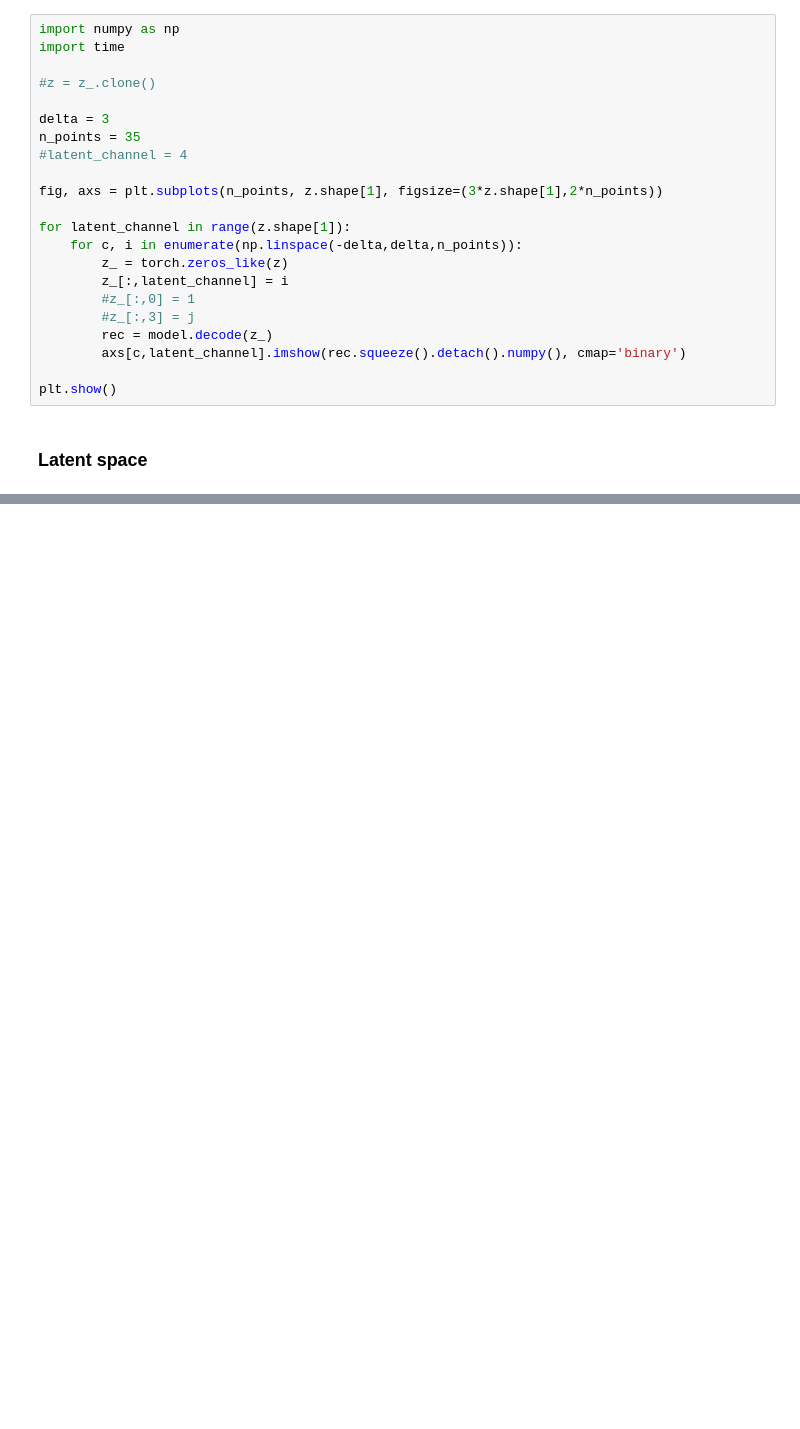
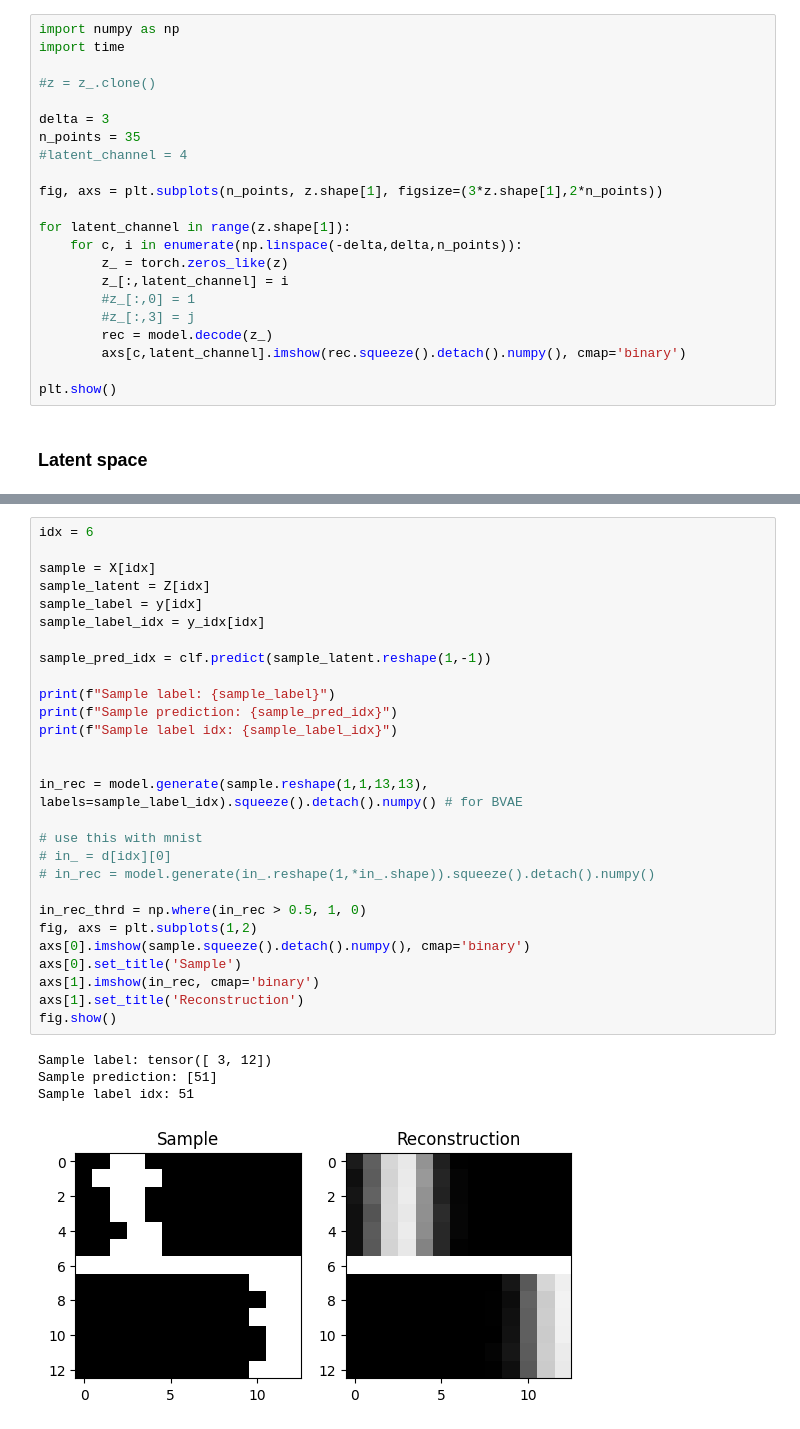
Before and after one commit to damat-le/geom_eff_codes, a Jupyter notebook: _helper.ipynb, the cells around one changed output, grey strips where cells are left out. Cells and saved outputs as stored; diff of their text form; blank space fills up the shorter version.

```diff
--- a/_helper.ipynb
+++ b/_helper.ipynb
@@ -314,0 +340,33 @@ for pairidx, pair in enumerate(list(combinations(range(5), 2))):
+# %%
+idx = 6
+
+sample = X[idx]
+sample_latent = Z[idx]
+sample_label = y[idx]
+sample_label_idx = y_idx[idx]
+
+sample_pred_idx = clf.predict(sample_latent.reshape(1,-1))
+
+print(f"Sample label: {sample_label}")
+print(f"Sample prediction: {sample_pred_idx}")
+print(f"Sample label idx: {sample_label_idx}")
+
+
+in_rec = model.generate(sample.reshape(1,1,13,13), labels=sample_label_idx).squeeze().detach().numpy() # for BVAE
+
+# use this with mnist
+# in_ = d[idx][0]
+# in_rec = model.generate(in_.reshape(1,*in_.shape)).squeeze().detach().numpy()
+
+in_rec_thrd = np.where(in_rec > 0.5, 1, 0)
+fig, axs = plt.subplots(1,2)
+axs[0].imshow(sample.squeeze().detach().numpy(), cmap='binary')
+axs[0].set_title('Sample')
+axs[1].imshow(in_rec, cmap='binary')
+axs[1].set_title('Reconstruction')
+fig.show()
+# %% [output]
+Sample label: tensor([ 3, 12])
+Sample prediction: [51]
+Sample label idx: 51
+[figure, added]
```
Also changed, not shown: parts of 43 cells of this notebook, 11 other files.
